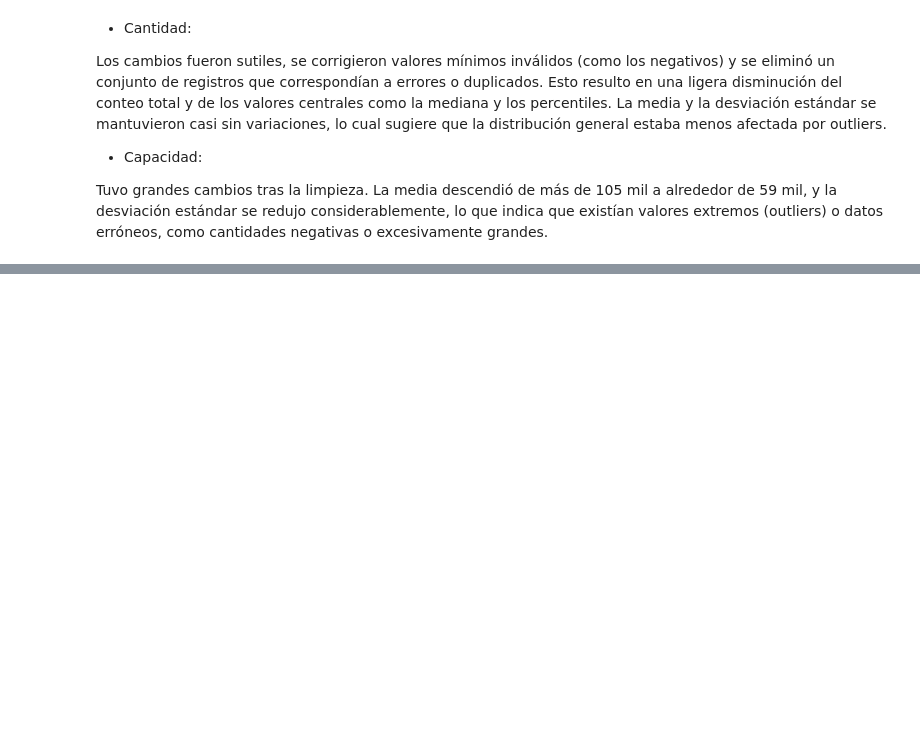
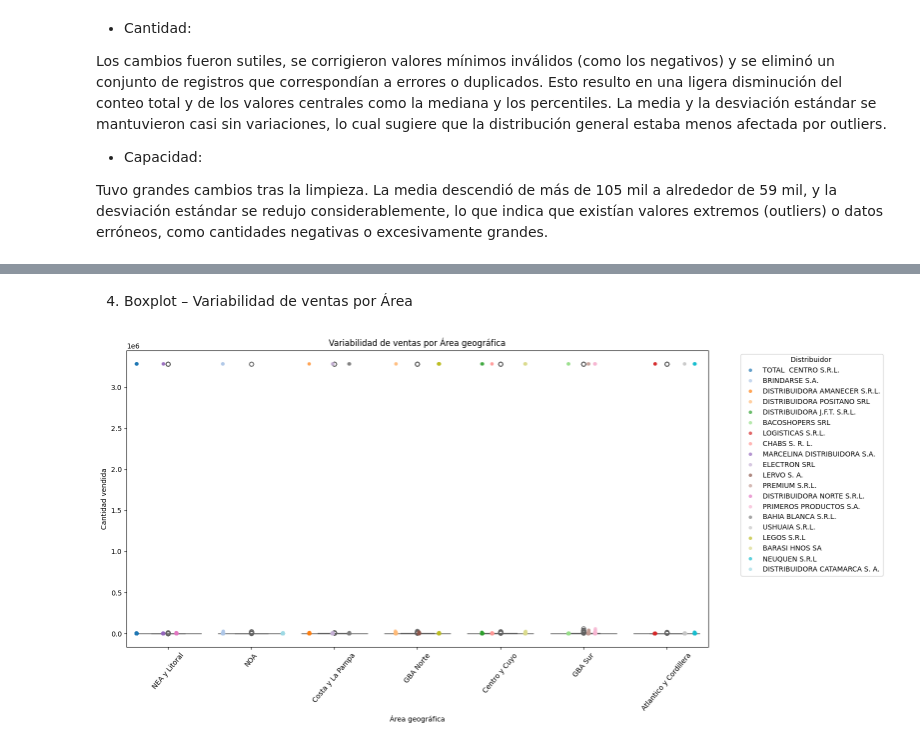
Before and after one commit to ISPC-CDIA/DataTeam---Proyecto-ABP-Analista-de-Datos-2025, a Jupyter notebook: JupiterNotebook/EVIDENCIA 3/Proyecto_Analisis_de_datos_Grupo_8_PepsiCo.ipynb, the cells around one changed output, grey strips where cells are left out. Cells and saved outputs as stored; diff of their text form; code cells hidden in the pictures; blank space fills up the shorter version.

```diff
--- a/JupiterNotebook/EVIDENCIA 3/Proyecto_Analisis_de_datos_Grupo_8_PepsiCo.ipynb
+++ b/JupiterNotebook/EVIDENCIA 3/Proyecto_Analisis_de_datos_Grupo_8_PepsiCo.ipynb
@@ -637,0 +697,16 @@ Tuvo grandes cambios tras la limpieza. La media descendió de más de 105 mil a
+# %% [markdown]
+4. Boxplot – Variabilidad de ventas por Área
+# %%
+plt.figure(figsize=(16, 8))
+sns.boxplot(data=df_limpio, x='Area', y='Cantidad', palette='Set3', hue='Area', legend=False)
+sns.stripplot(data=df_limpio, x='Area', y='Cantidad', hue='Distribuidor ',
+              dodge=True, palette='tab20', size=5, alpha=0.7)
+plt.title('Variabilidad de ventas por Área geográfica')
+plt.xlabel('Área geográfica')
+plt.ylabel('Cantidad vendida')
+plt.xticks(rotation=50)
+plt.legend(title='Distribuidor ', bbox_to_anchor=(1.05, 1), loc='upper left')
+plt.tight_layout()
+plt.show()
+# %% [output]
+[figure, added]
```
Also changed, not shown: parts of 9 cells of this notebook.
